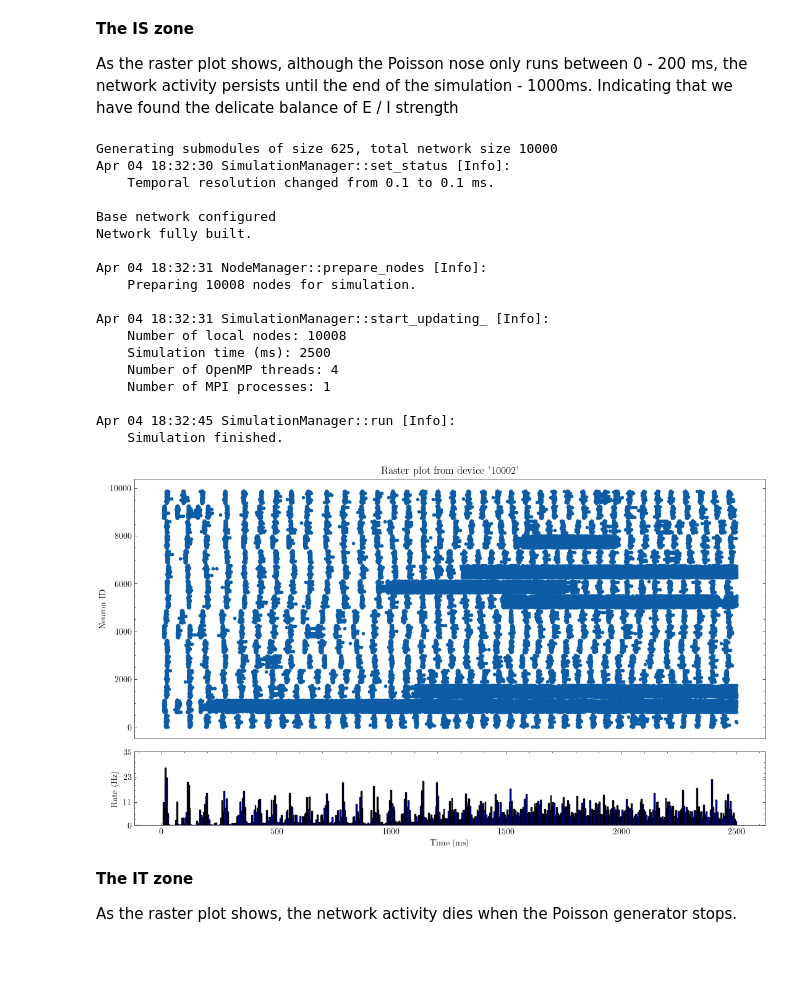
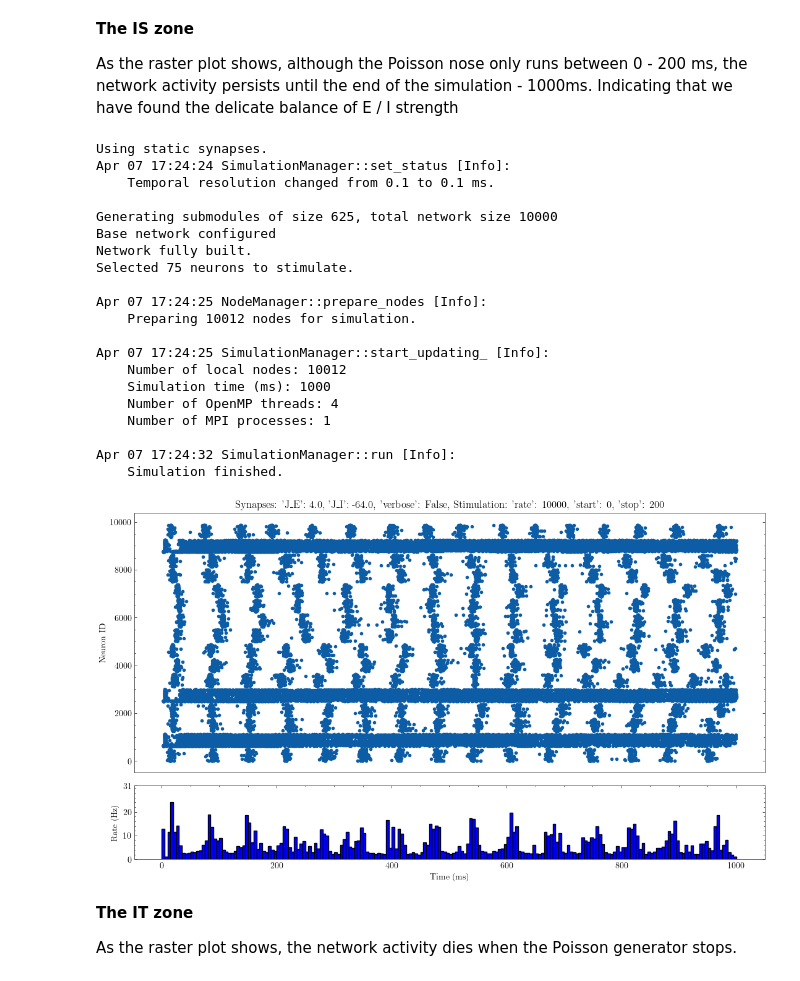
Before and after one commit to hanng00/KEX-project, a Jupyter notebook: kex_project/Part 2 : Building the modular network.ipynb, the cells around one changed output. Cells and saved outputs as stored; diff of their text form; code cells hidden in the pictures.

```diff
--- a/kex_project/Part 2 : Building the modular network.ipynb
+++ b/kex_project/Part 2 : Building the modular network.ipynb
@@ -377,44 +377,54 @@ As the raster plot shows, although the Poisson nose only runs between 0 - 200 ms
 # %%
 from classes.hmn_network import HMN_network
 
 nest.ResetKernel()
 
+strength = 8
 params_1 = {
-    "J_E": 0.5 * 10,
-    "J_I": -8.4 * 10,
+    "J_E": 0.5 * strength,
+    "J_I": -8.0 * strength,
     "verbose": False,
 }
-simtime = 2500
+poisson_config = {
+    "rate": 10 * 1000,
+    "start": 0,
+    "stop": 200,
+}
+simtime = 1_000
 
 hmm_network_1 = HMN_network(**params_1)
 hmm_network_1.build()
 hmm_network_1.simulate(
     simtime=simtime,
-    noise_hz=400,
-    stimulate_module_ids=[2, 7, 15],
+    poisson_config=poisson_config,
+    stimulate_module_ids=[2, 5, 15],
+    stimulate_module_ratio=0.05,
     record_module_ids=list(range(1, 17)),
+    # record_module_ids=[4],
 )
-hmm_network_1.plot()
+hmm_network_1.plot(title=f"Synapses: {params_1}, Stimulation: {poisson_config}")
 # %% [output]
-Generating submodules of size 625, total network size 10000
-Apr 04 18:32:30 SimulationManager::set_status [Info]:
+Using static synapses.
+Apr 07 17:24:24 SimulationManager::set_status [Info]:
     Temporal resolution changed from 0.1 to 0.1 ms.
 
+Generating submodules of size 625, total network size 10000
 Base network configured
 Network fully built.
+Selected 75 neurons to stimulate.
 
-Apr 04 18:32:31 NodeManager::prepare_nodes [Info]:
-    Preparing 10008 nodes for simulation.
+Apr 07 17:24:25 NodeManager::prepare_nodes [Info]:
+    Preparing 10012 nodes for simulation.
 
-Apr 04 18:32:31 SimulationManager::start_updating_ [Info]:
-    Number of local nodes: 10008
-    Simulation time (ms): 2500
+Apr 07 17:24:25 SimulationManager::start_updating_ [Info]:
+    Number of local nodes: 10012
+    Simulation time (ms): 1000
     Number of OpenMP threads: 4
     Number of MPI processes: 1
 
-Apr 04 18:32:45 SimulationManager::run [Info]:
+Apr 07 17:24:32 SimulationManager::run [Info]:
     Simulation finished.
-[figure, old version]
+[figure, new version]
 # %% [markdown]
 **The IT zone**
 
```
Also changed, not shown: parts of 14 cells of this notebook, 13 other files.
